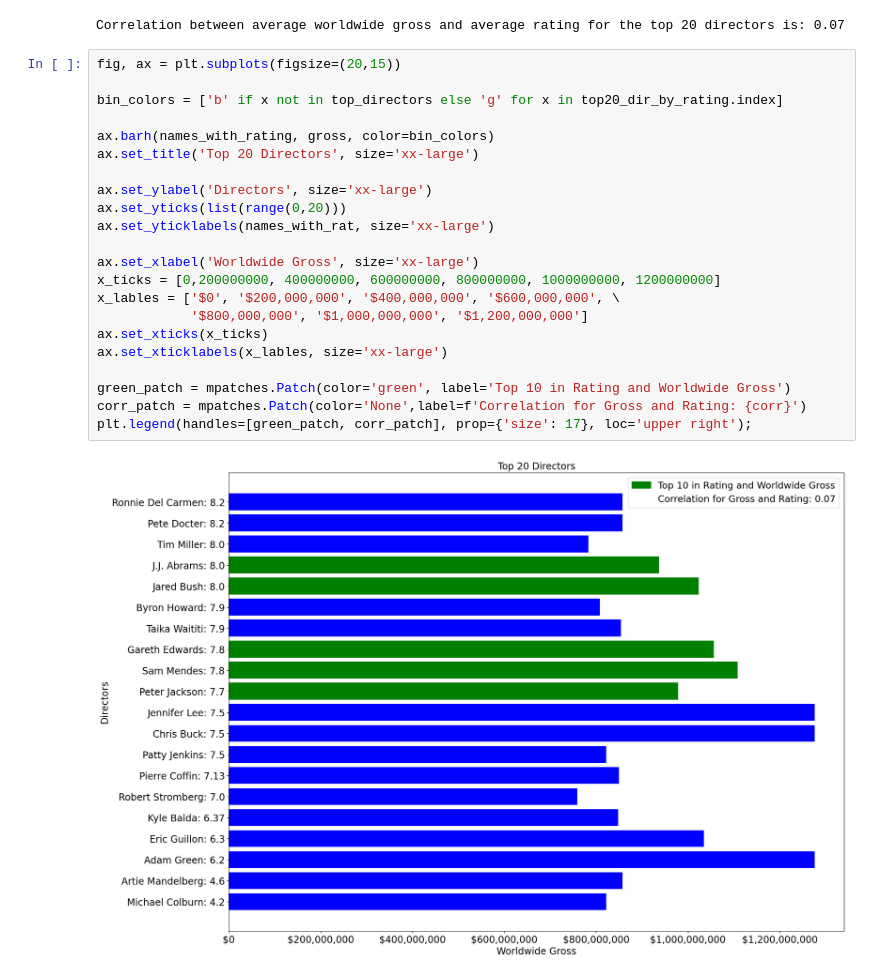
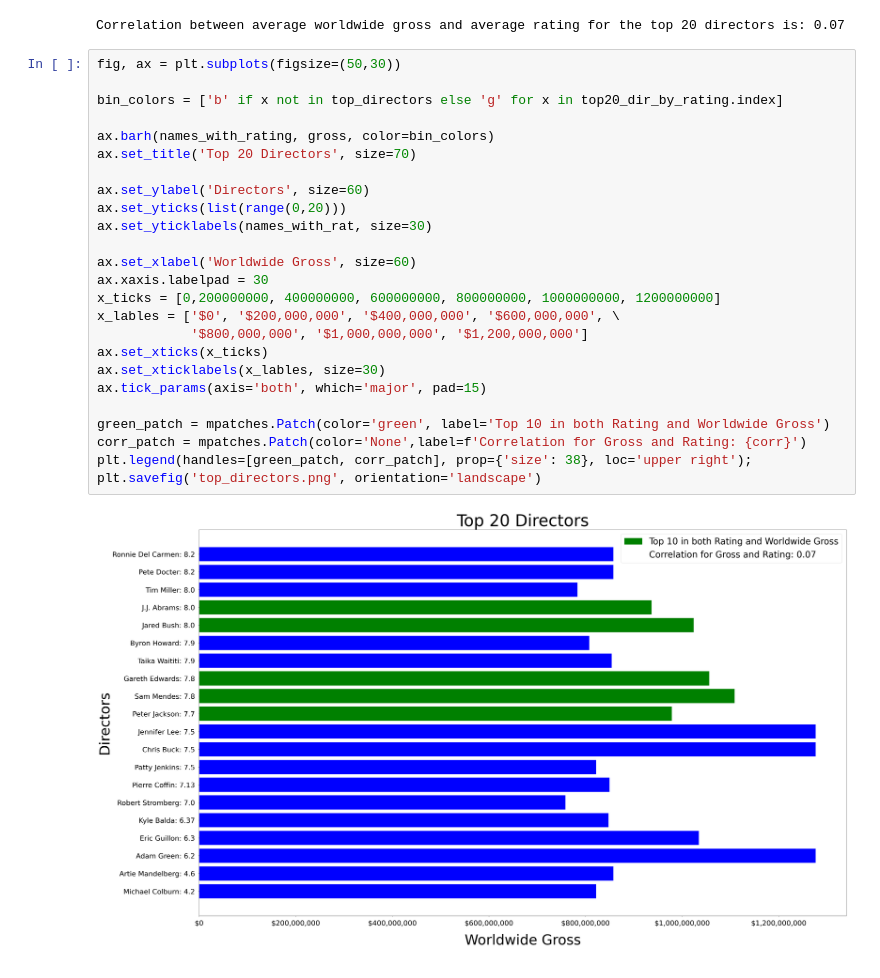
Before and after one commit to zach-hanly/microsoft_movie_project, a Jupyter notebook: zach/eda_final.ipynb, the cells around one changed output. Saved outputs shown, nothing was run; the diff lists cells and outputs as text.

Commit message:
edit graph and save it as png

```diff
--- a/zach/eda_final.ipynb
+++ b/zach/eda_final.ipynb
@@ -47,26 +47,29 @@ print(f'Correlation between average worldwide gross and average rating for the t
 # %% [output]
 Correlation between average worldwide gross and average rating for the top 20 directors is: 0.07
 # %%
-fig, ax = plt.subplots(figsize=(20,15))
+fig, ax = plt.subplots(figsize=(50,30))
 
 bin_colors = ['b' if x not in top_directors else 'g' for x in top20_dir_by_rating.index]
 
 ax.barh(names_with_rating, gross, color=bin_colors)
-ax.set_title('Top 20 Directors', size='xx-large')
+ax.set_title('Top 20 Directors', size=70)
 
-ax.set_ylabel('Directors', size='xx-large')
+ax.set_ylabel('Directors', size=60)
 ax.set_yticks(list(range(0,20)))
-ax.set_yticklabels(names_with_rat, size='xx-large')
+ax.set_yticklabels(names_with_rat, size=30)
 
-ax.set_xlabel('Worldwide Gross', size='xx-large')
+ax.set_xlabel('Worldwide Gross', size=60)
+ax.xaxis.labelpad = 30
 x_ticks = [0,200000000, 400000000, 600000000, 800000000, 1000000000, 1200000000]
 x_lables = ['$0', '$200,000,000', '$400,000,000', '$600,000,000', \
             '$800,000,000', '$1,000,000,000', '$1,200,000,000']
 ax.set_xticks(x_ticks)
-ax.set_xticklabels(x_lables, size='xx-large')
+ax.set_xticklabels(x_lables, size=30)
+ax.tick_params(axis='both', which='major', pad=15)
 
-green_patch = mpatches.Patch(color='green', label='Top 10 in Rating and Worldwide Gross')
+green_patch = mpatches.Patch(color='green', label='Top 10 in both Rating and Worldwide Gross')
 corr_patch = mpatches.Patch(color='None',label=f'Correlation for Gross and Rating: {corr}')
-plt.legend(handles=[green_patch, corr_patch], prop={'size': 17}, loc='upper right');
+plt.legend(handles=[green_patch, corr_patch], prop={'size': 38}, loc='upper right');
+plt.savefig('top_directors.png', orientation='landscape')
 # %% [output]
-[figure, old version]
+[figure, new version]
```
Also changed, not shown: 1 other file.
